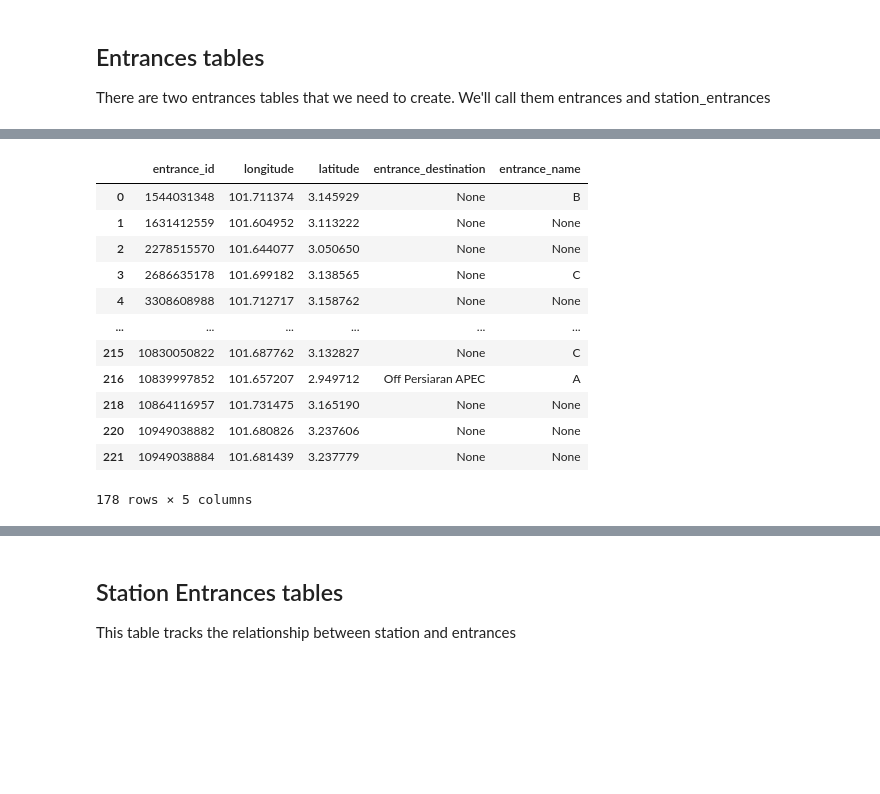
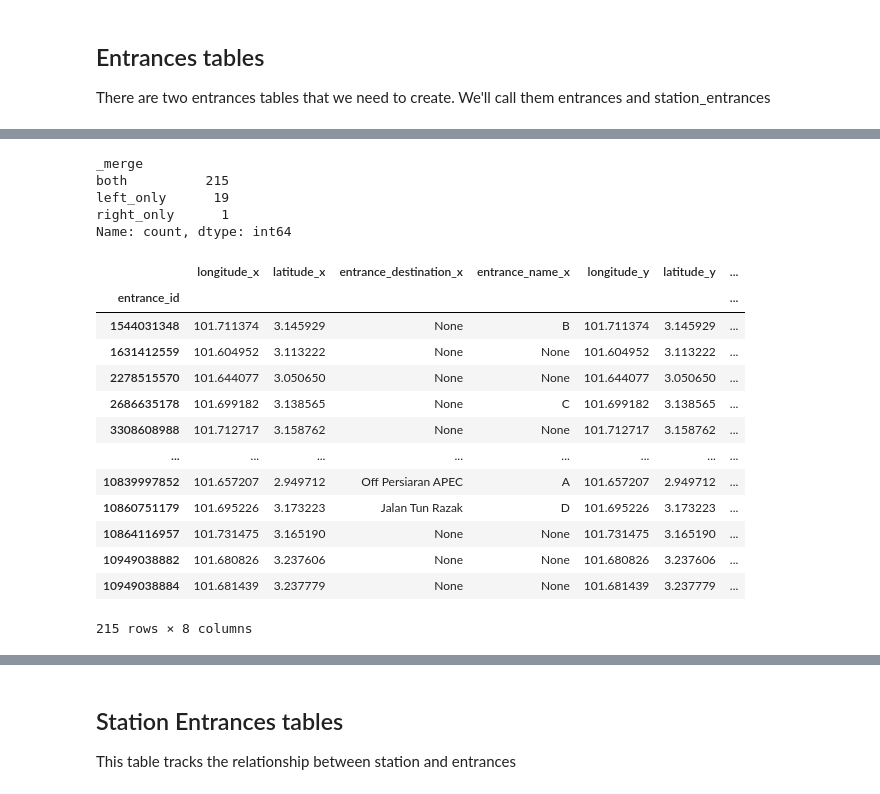
Before and after one commit to nabilersyad/transit-stations-database, a Jupyter notebook: 5_csv2supabase.ipynb, the cells around one changed output, grey strips where cells are left out. Cells and saved outputs as stored; diff of their text form; code cells hidden in the pictures; blank space fills up the shorter version.

```diff
--- a/5_csv2supabase.ipynb
+++ b/5_csv2supabase.ipynb
@@ -207,37 +218,25 @@ merged_data
-# %%
-# Perform an outer join on the dataframes
-merged_data = pd.merge(entrances_data_local, entrances_data_supa, how='outer', indicator=True)
-
-# Case 1 and 2: rows exist in both dataframes
-both_data = merged_data[merged_data['_merge'] == 'both']
-both_data = both_data.drop(columns=['_merge'])
-
-identical_rows_mask = [both_data.loc[i, entrances_data_local.columns].equals(both_data.loc[i, entrances_data_supa.columns])
-                        for i in both_data.index]
-identical_rows = both_data[identical_rows_mask]
-
-different_rows_mask= [not b for b in identical_rows_mask]
-different_rows = both_data[different_rows_mask]
-
-# Replace all NaN values in the DataFrame with None
-different_rows = different_rows.where(pd.notna(different_rows), None)
-
-# Convert float to int for 'entrance_id'
-different_rows['entrance_id'] = different_rows['entrance_id'].astype(int)
-
-
-different_rows
-# %% [output]
-|  | entrance_id | longitude | latitude | entrance_destination | entrance_name |
-| 0 | 1544031348 | 101.711374 | 3.145929 | None | B |
-| 1 | 1631412559 | 101.604952 | 3.113222 | None | None |
-| 2 | 2278515570 | 101.644077 | 3.050650 | None | None |
-| 3 | 2686635178 | 101.699182 | 3.138565 | None | C |
-| 4 | 3308608988 | 101.712717 | 3.158762 | None | None |
-| ... | ... | ... | ... | ... | ... |
-| 215 | 10830050822 | 101.687762 | 3.132827 | None | C |
-| 216 | 10839997852 | 101.657207 | 2.949712 | Off Persiaran APEC | A |
-| 218 | 10864116957 | 101.731475 | 3.165190 | None | None |
-| 220 | 10949038882 | 101.680826 | 3.237606 | None | None |
-| 221 | 10949038884 | 101.681439 | 3.237779 | None | None |
-178 rows × 5 columns
+# %%
+merged_data['_merge'].value_counts()
+# %% [output]
+_merge
+both          215
+left_only      19
+right_only      1
+Name: count, dtype: int64
+# %%
+both_data
+# %% [output]
+|  | longitude_x | latitude_x | entrance_destination_x | entrance_name_x | longitude_y | latitude_y | ... |
+| entrance_id |  |  |  |  |  |  | ... |
+| 1544031348 | 101.711374 | 3.145929 | None | B | 101.711374 | 3.145929 | ... |
+| 1631412559 | 101.604952 | 3.113222 | None | None | 101.604952 | 3.113222 | ... |
+| 2278515570 | 101.644077 | 3.050650 | None | None | 101.644077 | 3.050650 | ... |
+| 2686635178 | 101.699182 | 3.138565 | None | C | 101.699182 | 3.138565 | ... |
+| 3308608988 | 101.712717 | 3.158762 | None | None | 101.712717 | 3.158762 | ... |
+| ... | ... | ... | ... | ... | ... | ... | ... |
+| 10839997852 | 101.657207 | 2.949712 | Off Persiaran APEC | A | 101.657207 | 2.949712 | ... |
+| 10860751179 | 101.695226 | 3.173223 | Jalan Tun Razak | D | 101.695226 | 3.173223 | ... |
+| 10864116957 | 101.731475 | 3.165190 | None | None | 101.731475 | 3.165190 | ... |
+| 10949038882 | 101.680826 | 3.237606 | None | None | 101.680826 | 3.237606 | ... |
+| 10949038884 | 101.681439 | 3.237779 | None | None | 101.681439 | 3.237779 | ... |
+215 rows × 8 columns
```
Also changed, not shown: parts of 15 cells of this notebook.
